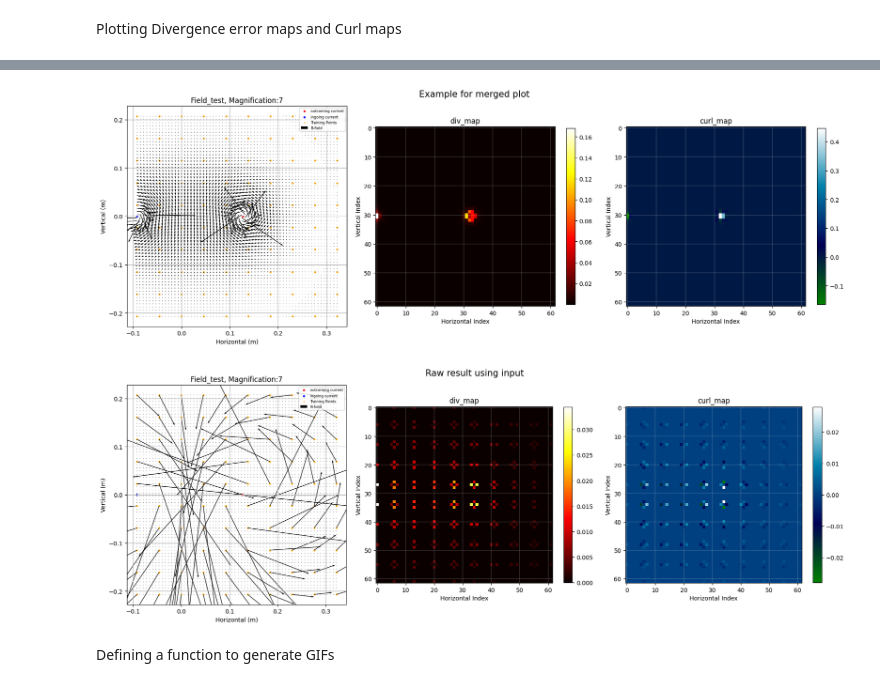
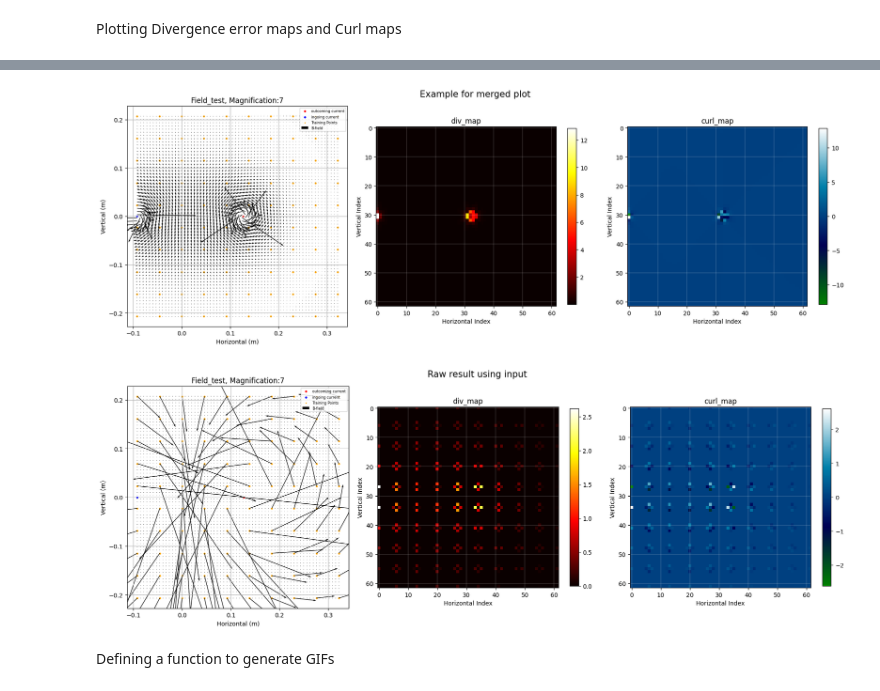
Before and after one commit to XUideaList/Validating-Ampere-s-law-with-PINN, a Jupyter notebook: UPRC_Validation_for_Ampere's_law.ipynb, the cells around one changed output, grey strips where cells are left out. Saved outputs shown, nothing was run; the diff lists cells and outputs as text; code cells hidden in the pictures.

```diff
--- a/UPRC_Validation_for_Ampere's_law.ipynb
+++ b/UPRC_Validation_for_Ampere's_law.ipynb
@@ -116,7 +131,10 @@ def coord_maker(x_i,x_f, y_i,y_f, d_x, d_y, option = 0): # d_x, d_y is the inter
 
 
 def field_maker(coordinates, current_list):  # current_pos -> [current_num] -> [[x,y],[x2,y2],...]
-# I/r
+  '''
+  The function field_maker assumes that the field is generated by line currents perpendicular to the configuration.
+  So please make sure that the information about the current sources are well defined.
+  '''
   Bx, By = [],[]
   for idx_r1 in range(np.shape(coordinates)[1]):
     for idx_r2 in range(np.shape(coordinates)[2]):
@@ -139,5 +157,12 @@ def field_maker(coordinates, current_list):  # current_pos -> [current_num] -> [
   By_tensor = torch.tensor(By, dtype = torch.float32)
   B_total = ((torch.stack([Bx_tensor,By_tensor])).unsqueeze(0)).to(DEVICE)
   return B_total
+
+def expand_field(fixed_field, vacant_field, magnify_num):
+# This function generates a upsampled tensor with the given input, yet the un-measured points would remain to have zero fields
+  for n in range(slot_num):  # height (N)
+    for m in range(slot_num):  # width (M)
+      vacant_field[0, :, magnify_num * n, magnify_num * m] = fixed_field[0, :, n, m]
+  return vacant_field.to(DEVICE)
 # %% [markdown]
 #Functions for Plots
@@ -420,16 +448,20 @@ def portable_heatmap(map_data, ax_map, fig_map, plot_name = "map", c_option="hot
     ax_map.show()
 
 
-testing_div, testing_curl = torch.sqrt(vector_field_conv(true_field, div_kernel_3)**2), vector_field_conv(true_field, curl_kernel_3)
-input_div, input_curl = torch.sqrt(vector_field_conv(fixed_field, div_kernel_3)**2), vector_field_conv(fixed_field, curl_kernel_3)
+testing_div, testing_curl = torch.abs(vector_field_conv(true_field, div_kernel_3)), vector_field_conv(true_field, curl_kernel_3)
+input_div, input_curl = torch.abs(vector_field_conv(fixed_field, div_kernel_3)), vector_field_conv(fixed_field, curl_kernel_3)
 
+diff_interp_div, diff_interp_curl = torch.abs(compute_div(true_field)).to(DEVICE), compute_curl(true_field).to(DEVICE)
+dif_test_map2, dif_axes_map2 = plt.subplots(1,2, figsize=(10,5))
+
+'''
 fig_test_map, axes_map = plt.subplots(1,2, figsize=(10,5))
 portable_heatmap(input_div, axes_map[0], fig_test_map, "Input divergence map", "hot", 0)
 portable_heatmap(input_curl, axes_map[1], fig_test_map, "Input curl map", "ocean", 0)
 
 plt.tight_layout()
 plt.show()
-
+'''
 print("Input divergence error: %.7f"%div_err(input_div))
 
 out_curr, in_curr = curl_sum(testing_curl)
@@ -442,10 +474,14 @@ print("Max_curl value: ", torch.max(testing_curl))
 #print("With CurlMap: Permeability times outgoing current: %.3f, ingoing current: %.3f"%(out_curr,in_curr))
 print("Mu_0 * Current: ",mu*I_ampere)
 
-
 fig_test_map2, axes_map2 = plt.subplots(1,2, figsize=(10,5))
 portable_heatmap(testing_div, axes_map2[0], fig_test_map2,  "Divergence map","hot",0)
 portable_heatmap(testing_curl,  axes_map2[1], fig_test_map2, "Curl map", "ocean",0)
+
+portable_heatmap(diff_interp_div, dif_axes_map2[0], dif_test_map2,  "Divergence map","hot",0)
+portable_heatmap(diff_interp_curl,  dif_axes_map2[1], dif_test_map2, "Curl map", "ocean",0)
+
+
 plt.tight_layout()
 plt.show()
 # %% [output]
@@ -490,22 +527,21 @@ def expand_field(fixed_field, vacant_field, magnify_num):
 # %%
-combined_plot(true_field, interp_config, XX, YY, [testing_div, testing_curl]
+combined_plot(true_field, interp_config, XX, YY, [diff_interp_div, diff_interp_curl]
               , ["Field_test", "div_map","curl_map"], ["hot", "ocean"], "Example for merged plot")
 
 plt.tight_layout()
 plt.show()
 
 vacant_fixed_field = torch.zeros((1, 2, interp_num, interp_num), dtype=fixed_field.dtype)
 expanded_fixed_field = expand_field(fixed_field, vacant_fixed_field, magnify_num)
-exp_div, exp_curl = torch.sqrt(vector_field_conv(expanded_fixed_field
-      ,div_kernel_3)**2), vector_field_conv(expanded_fixed_field, curl_kernel_3)
+exp_div, exp_curl = torch.abs(compute_div(expanded_fixed_field)), compute_curl(expanded_fixed_field)
 
 combined_plot(expanded_fixed_field, interp_config, XX, YY, [exp_div, exp_curl]
               , ["Field_test", "div_map","curl_map"], ["hot", "ocean"], "Raw result using input")
 
 plt.tight_layout()
 plt.show()
 # %% [output]
-[figure, old version]
+[figure, new version]
-[figure, old version]
+[figure, new version]
 # %% [markdown]
 Defining a function to generate GIFs
```
Also changed, not shown: parts of 53 cells of this notebook.
